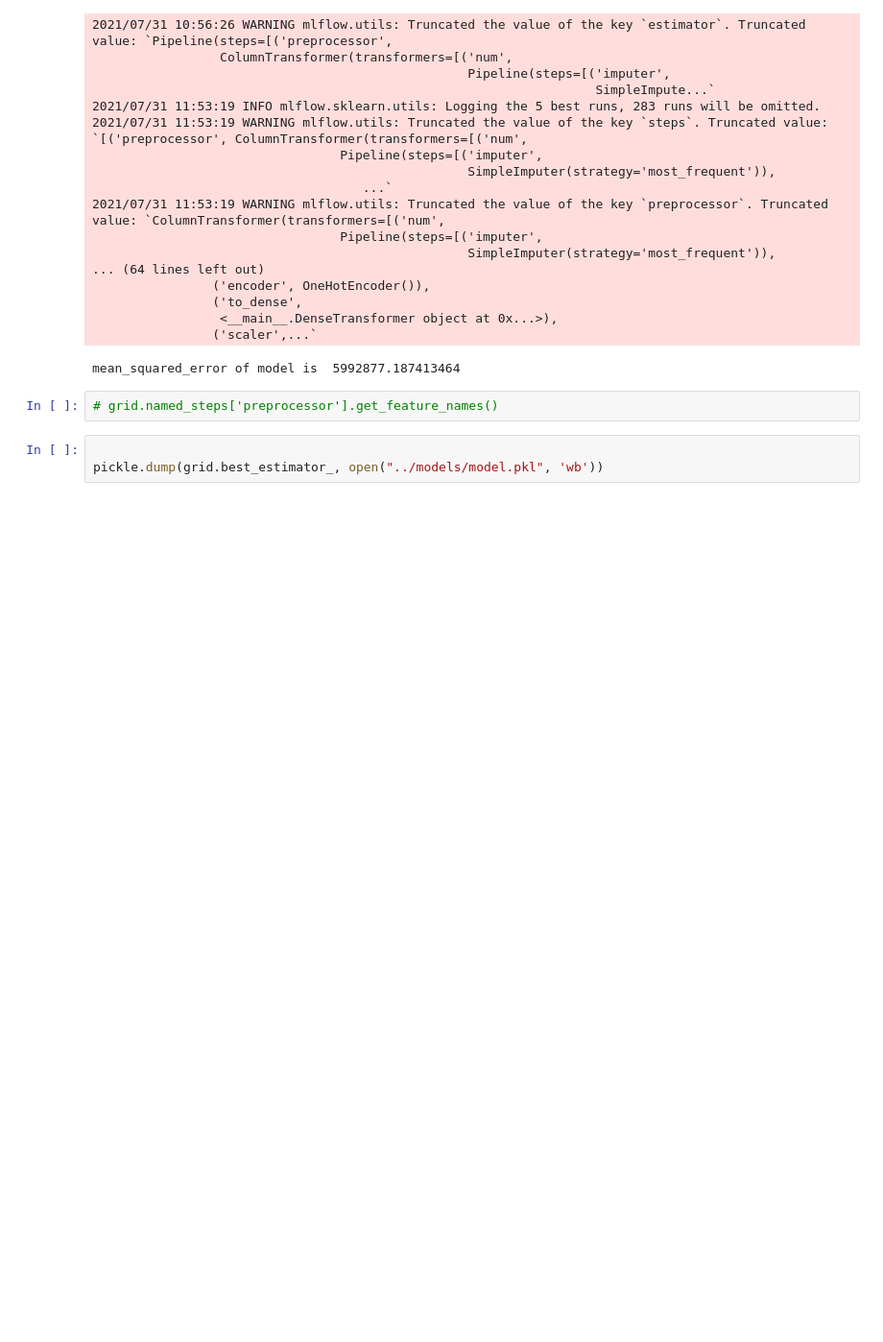
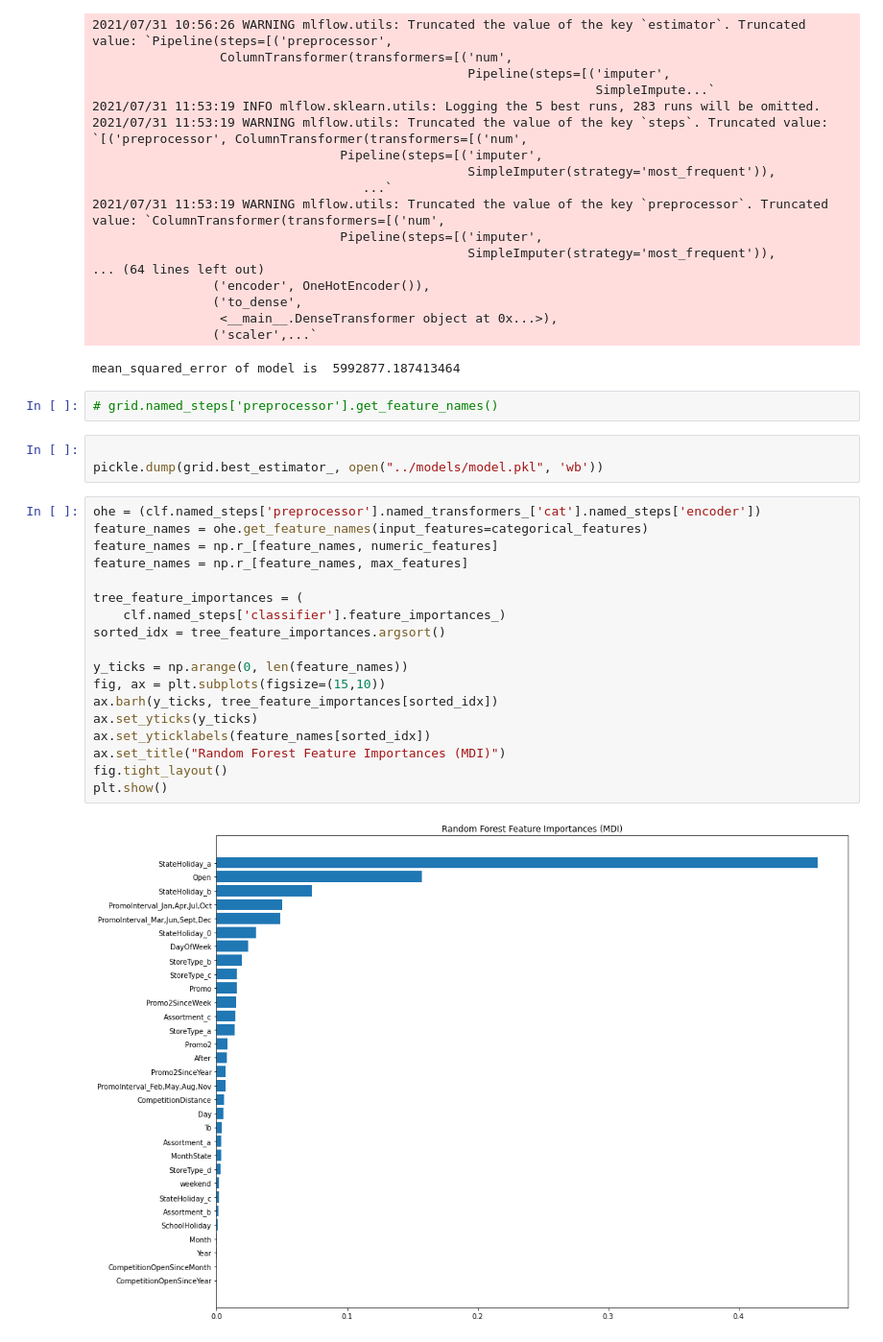
Before and after one commit to SameC137/Rosmann_Sales, a Jupyter notebook: notebooks/Preprocessing.ipynb, the cells around one changed output. Shown: that part at 96% size. Saved outputs shown, nothing was run; the diff lists cells and outputs as text; blank space fills up the shorter version.

```diff
--- a/notebooks/Preprocessing.ipynb
+++ b/notebooks/Preprocessing.ipynb
@@ -472,4 +472,24 @@ mean_squared_error of model is  5992877.187413464
 # %%
 
 pickle.dump(grid.best_estimator_, open("../models/model.pkl", 'wb'))
+# %%
+ohe = (clf.named_steps['preprocessor'].named_transformers_['cat'].named_steps['encoder'])
+feature_names = ohe.get_feature_names(input_features=categorical_features)
+feature_names = np.r_[feature_names, numeric_features]
+feature_names = np.r_[feature_names, max_features]
+
+tree_feature_importances = (
+    clf.named_steps['classifier'].feature_importances_)
+sorted_idx = tree_feature_importances.argsort()
+
+y_ticks = np.arange(0, len(feature_names))
+fig, ax = plt.subplots(figsize=(15,10))
+ax.barh(y_ticks, tree_feature_importances[sorted_idx])
+ax.set_yticks(y_ticks)
+ax.set_yticklabels(feature_names[sorted_idx])
+ax.set_title("Random Forest Feature Importances (MDI)")
+fig.tight_layout()
+plt.show()
+# %% [output]
+[figure, added]
 # %%
```
Also changed, not shown: parts of 7 cells of this notebook, 2 other files.
